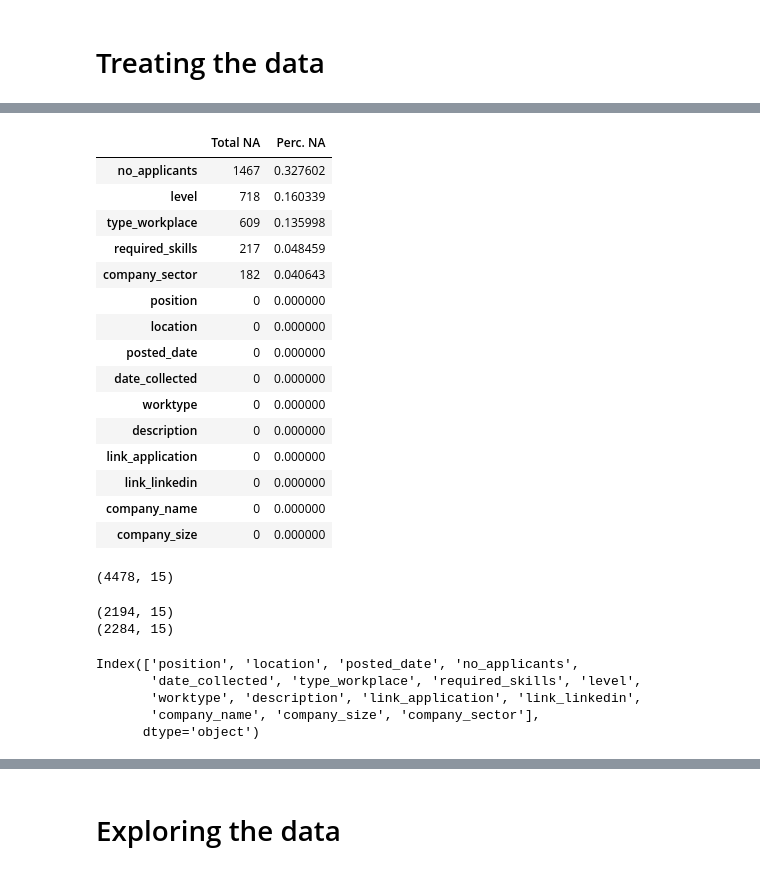
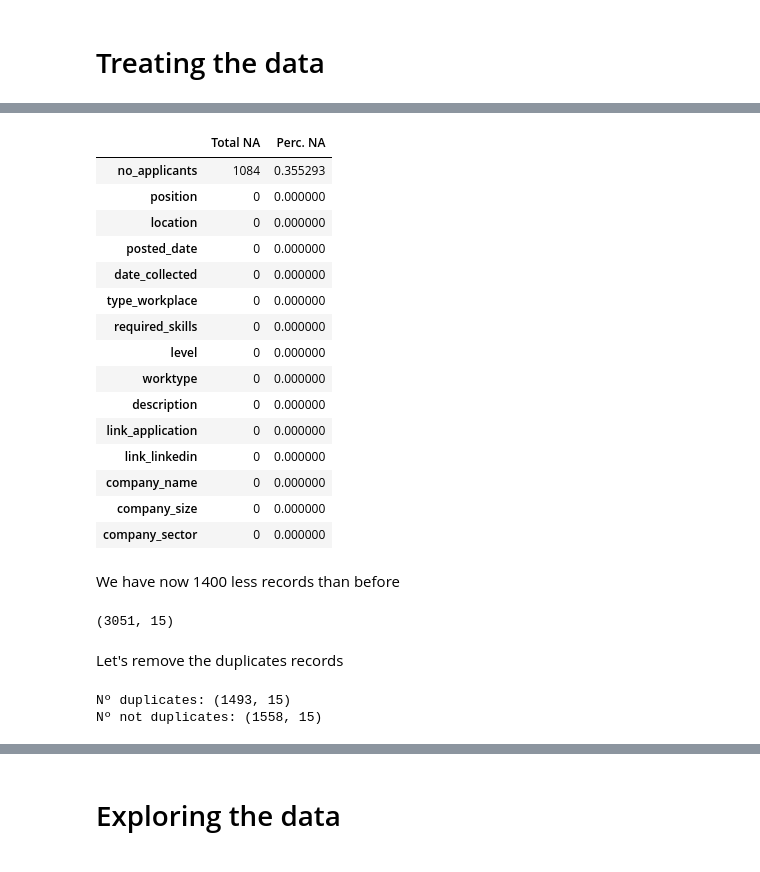
Before and after one commit to alexaiung/Data-Analytics-Job-Tendencies, a Jupyter notebook: job_analysis.ipynb, the cells around one changed output, grey strips where cells are left out. Cells and saved outputs as stored; diff of their text form; code cells hidden in the pictures.

```diff
--- a/job_analysis.ipynb
+++ b/job_analysis.ipynb
@@ -141,46 +237,41 @@ df_jobs
 # %%
 # Dropping rows
-df_jobs = df_jobs.dropna(axis=0, subset=['posted_date', 'company_name'])
+df_jobs = df_jobs.dropna(axis=0, subset=['posted_date', 'company_name', 'level', 'type_workplace', 'required_skills', 'company_sector'])
 total_na = df_jobs.isna().sum()
 perc_na = total_na / len(df_jobs)
 pd.concat([total_na, perc_na], axis=1).rename({0: 'Total NA', 1: 'Perc. NA'}, axis=1).sort_values(by='Perc. NA', ascending=False)
 # %% [output]
 |  | Total NA | Perc. NA |
-| no_applicants | 1467 | 0.327602 |
-| level | 718 | 0.160339 |
-| type_workplace | 609 | 0.135998 |
-| required_skills | 217 | 0.048459 |
-| company_sector | 182 | 0.040643 |
+| no_applicants | 1084 | 0.355293 |
 | position | 0 | 0.000000 |
 | location | 0 | 0.000000 |
 | posted_date | 0 | 0.000000 |
 | date_collected | 0 | 0.000000 |
+| type_workplace | 0 | 0.000000 |
+| required_skills | 0 | 0.000000 |
+| level | 0 | 0.000000 |
 | worktype | 0 | 0.000000 |
 | description | 0 | 0.000000 |
 | link_application | 0 | 0.000000 |
 | link_linkedin | 0 | 0.000000 |
 | company_name | 0 | 0.000000 |
 | company_size | 0 | 0.000000 |
+| company_sector | 0 | 0.000000 |
+# %% [markdown]
+We have now 1400 less records than before
 # %%
 df_jobs.shape
 # %% [output]
-(4478, 15)
+(3051, 15)
+# %% [markdown]
+Let's remove the duplicates records
 # %%
 # Evaluating duplicates
 cols_duplication = ['company_name', 'position', 'location']
 mask_duplicates = df_jobs[cols_duplication].duplicated()
-print(df_jobs[mask_duplicates].shape)
+print('Nº duplicates:', df_jobs[mask_duplicates].shape)
 df_jobs = df_jobs[~mask_duplicates]
-print(df_jobs.shape)
+print('Nº not duplicates:', df_jobs.shape)
 # %% [output]
-(2194, 15)
-(2284, 15)
+Nº duplicates: (1493, 15)
+Nº not duplicates: (1558, 15)
-# %%
-# Transforming the data
-df_jobs.columns
-# %% [output]
-Index(['position', 'location', 'posted_date', 'no_applicants',
-       'date_collected', 'type_workplace', 'required_skills', 'level',
-       'worktype', 'description', 'link_application', 'link_linkedin',
-       'company_name', 'company_size', 'company_sector'],
-      dtype='object')
```
Also changed, not shown: parts of 67 cells of this notebook.
